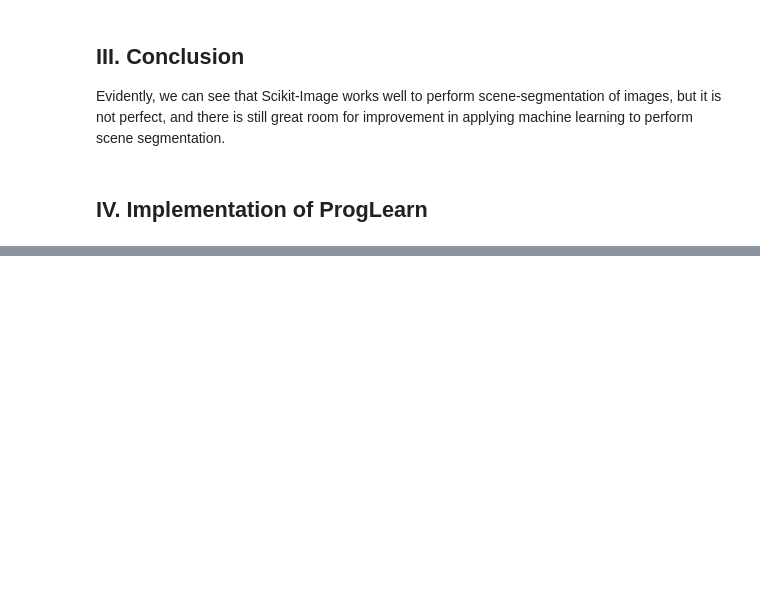
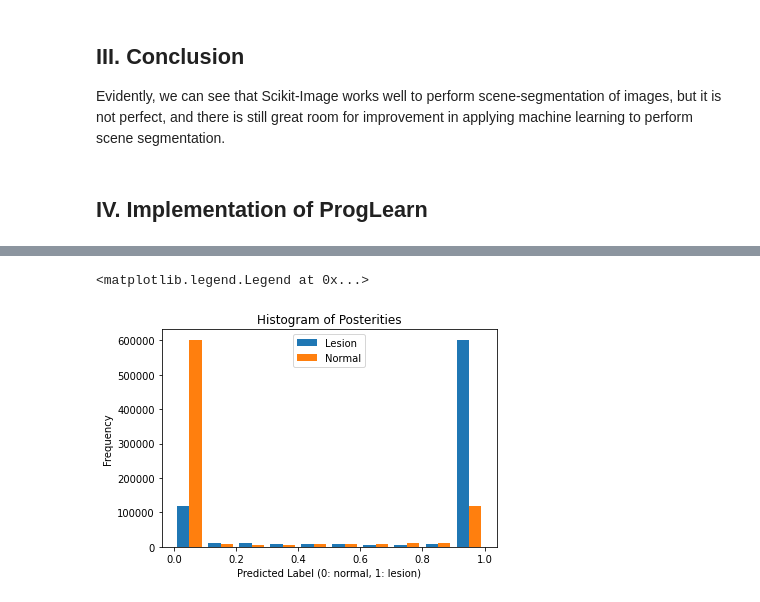
Before and after one commit to NeuroDataDesign/ProgLearn_2021-2022, a Jupyter notebook: Amy_van_Ee/Scene Segmentation/scene_segmentation_rf_isic_tutorial_proglearn.ipynb, the cells around one changed output, grey strips where cells are left out. Saved outputs shown, nothing was run; the diff lists cells and outputs as text; code cells hidden in the pictures; blank space fills up the shorter version.

```diff
--- a/Amy_van_Ee/Scene Segmentation/scene_segmentation_rf_isic_tutorial_proglearn.ipynb
+++ b/Amy_van_Ee/Scene Segmentation/scene_segmentation_rf_isic_tutorial_proglearn.ipynb
@@ -352,7 +355,11 @@ NotFittedError:
 # %%
-# visualize the posteriors
-plt.hist(predicted_proba)
+# ========================================================#
+# visualize the predicted probabilities for each pixel
+plt.hist(prediction_proba)
 plt.title("Histogram of Posterities")
 plt.ylabel("Frequency")
 plt.xlabel("Predicted Label (0: normal, 1: lesion)")
-plt.legend(["Lesion", "Normal"])
+plt.legend(["Lesion", "Normal"], loc = 'upper center')
+# %% [output]
+<matplotlib.legend.Legend at 0x...>
+[figure, added]
```
Also changed, not shown: parts of 30 cells of this notebook.
